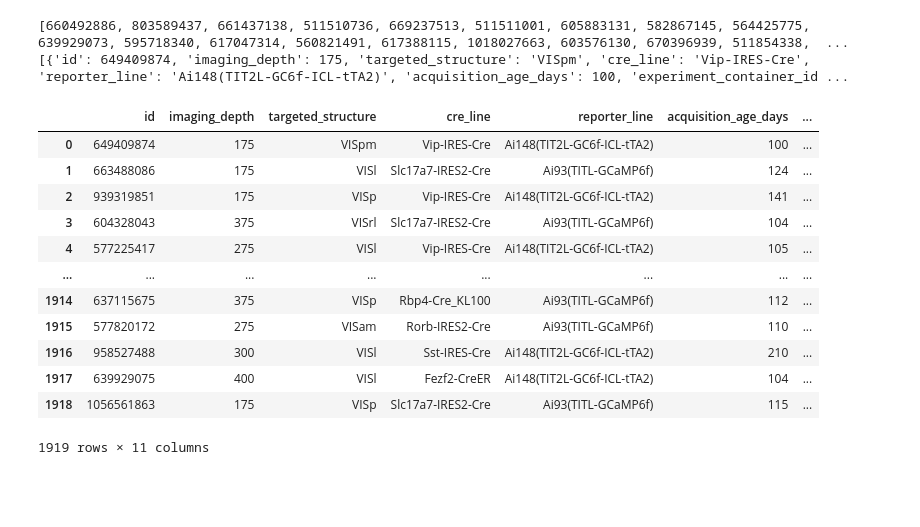
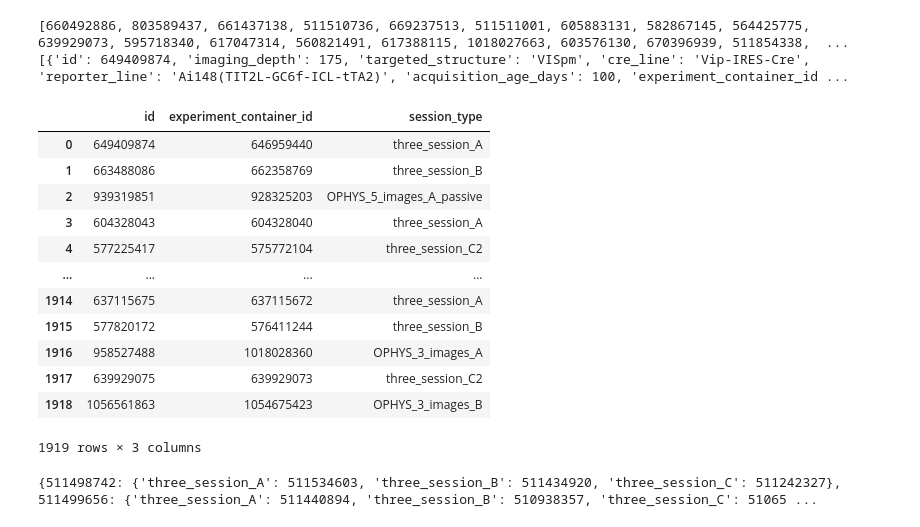
Before and after one commit to mariakesa/neural-computation-blog-python-code, a Jupyter notebook: Allen-Clean-Code/experiment_ids.ipynb, the cells around one changed output. Saved outputs shown, nothing was run; the diff lists cells and outputs as text; code cells hidden in the pictures; blank space fills up the shorter version.

Commit message:
organizing info into a dict

```diff
--- a/Allen-Clean-Code/experiment_ids.ipynb
+++ b/Allen-Clean-Code/experiment_ids.ipynb
@@ -42,21 +42,36 @@ print(exps_more)
 # %%
 import pandas as pd
 
 df=pd.DataFrame(exps_more)
 
-reduced_df=df[['id', 'experiment_container_id']]
+reduced_df=df[['id', 'experiment_container_id', 'session_type']]
 df
+reduced_df
 # %% [output]
-|  | id | imaging_depth | targeted_structure | cre_line | reporter_line | acquisition_age_days | ... |
-| 0 | 649409874 | 175 | VISpm | Vip-IRES-Cre | Ai148(TIT2L-GC6f-ICL-tTA2) | 100 | ... |
-| 1 | 663488086 | 175 | VISl | Slc17a7-IRES2-Cre | Ai93(TITL-GCaMP6f) | 124 | ... |
-| 2 | 939319851 | 175 | VISp | Vip-IRES-Cre | Ai148(TIT2L-GC6f-ICL-tTA2) | 141 | ... |
-| 3 | 604328043 | 375 | VISrl | Slc17a7-IRES2-Cre | Ai93(TITL-GCaMP6f) | 104 | ... |
-| 4 | 577225417 | 275 | VISl | Vip-IRES-Cre | Ai148(TIT2L-GC6f-ICL-tTA2) | 105 | ... |
-| ... | ... | ... | ... | ... | ... | ... | ... |
-| 1914 | 637115675 | 375 | VISp | Rbp4-Cre_KL100 | Ai93(TITL-GCaMP6f) | 112 | ... |
-| 1915 | 577820172 | 275 | VISam | Rorb-IRES2-Cre | Ai93(TITL-GCaMP6f) | 110 | ... |
-| 1916 | 958527488 | 300 | VISl | Sst-IRES-Cre | Ai148(TIT2L-GC6f-ICL-tTA2) | 210 | ... |
-| 1917 | 639929075 | 400 | VISl | Fezf2-CreER | Ai148(TIT2L-GC6f-ICL-tTA2) | 104 | ... |
-| 1918 | 1056561863 | 175 | VISp | Slc17a7-IRES2-Cre | Ai93(TITL-GCaMP6f) | 115 | ... |
+|  | id | experiment_container_id | session_type |
+| 0 | 649409874 | 646959440 | three_session_A |
+| 1 | 663488086 | 662358769 | three_session_B |
+| 2 | 939319851 | 928325203 | OPHYS_5_images_A_passive |
+| 3 | 604328043 | 604328040 | three_session_A |
+| 4 | 577225417 | 575772104 | three_session_C2 |
+| ... | ... | ... | ... |
+| 1914 | 637115675 | 637115672 | three_session_A |
+| 1915 | 577820172 | 576411244 | three_session_B |
+| 1916 | 958527488 | 1018028360 | OPHYS_3_images_A |
+| 1917 | 639929075 | 639929073 | three_session_C2 |
+| 1918 | 1056561863 | 1054675423 | OPHYS_3_images_B |
-1919 rows × 11 columns
+1919 rows × 3 columns
+# %%
+# Convert the grouped DataFrame to the desired dictionary format
+grouped_df = df.groupby(['experiment_container_id', 'session_type'])['id'].agg(list).reset_index()
+result_dict = {}
+for row in grouped_df.itertuples(index=False):
+    container_id, session_type, ids = row
+    if container_id not in result_dict:
+        result_dict[container_id] = {}
+    result_dict[container_id][session_type] = ids[0]
+
+# Print or use the result_dict as needed
+print(result_dict)
+# %% [output]
+{511498742: {'three_session_A': 511534603, 'three_session_B': 511434920, 'three_session_C': 511242327}, 511499656: {'three_session_A': 511440894, 'three_session_B': 510938357, 'three_session_C': 51065 ...
```
